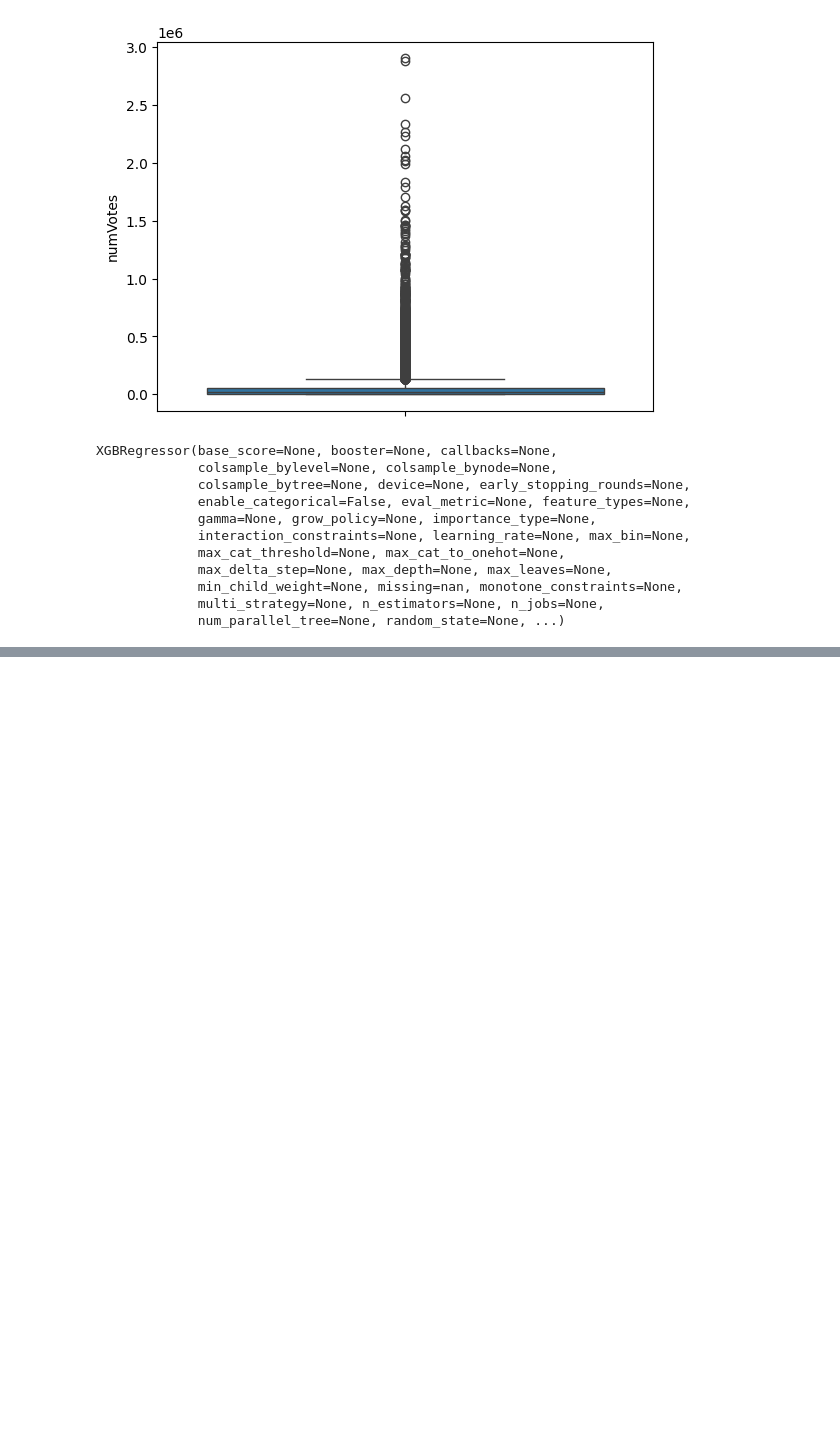
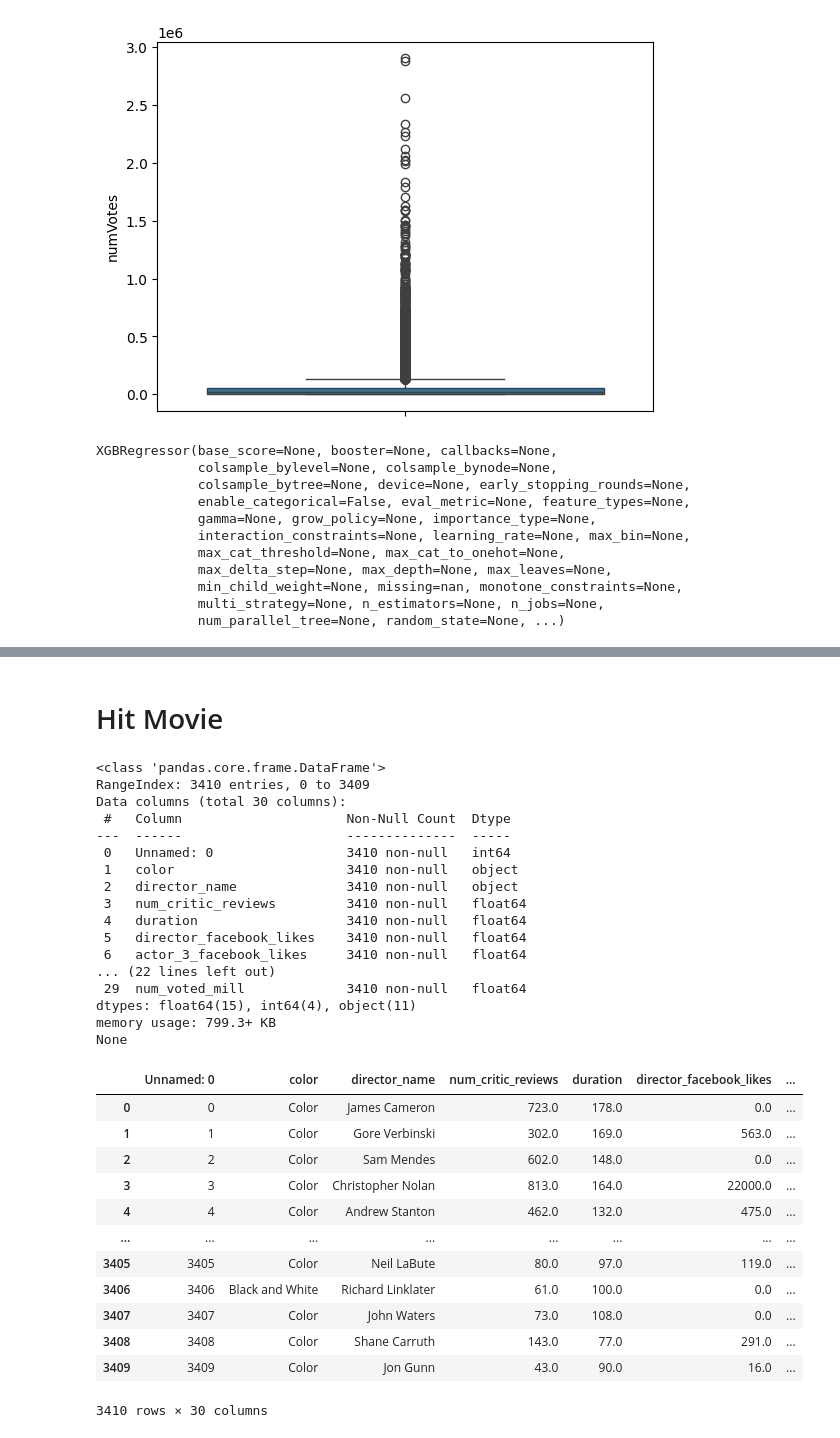
Before and after one commit to foxyreign/AAA_Movie, a Jupyter notebook: Data_Strategy_Plan_for_AAA.ipynb, the cells around one changed output, grey strips where cells are left out. Cells and saved outputs as stored; diff of their text form; code cells hidden in the pictures; blank space fills up the shorter version.

```diff
--- a/Data_Strategy_Plan_for_AAA.ipynb
+++ b/Data_Strategy_Plan_for_AAA.ipynb
@@ -609,2 +612,41 @@ model_features.to_csv('Features Importance.csv')
 
 [1129 rows x 2 columns]
+# %% [markdown]
+# Hit Movie
+# %%
+hit_movie_url = 'https://raw.githubusercontent.com/adzict/box_office_determinants/main/data/movies_preprocessed.csv'
+
+hit_movie = pd.read_csv(hit_movie_url,sep=',')
+print(hit_movie.info())
+hit_movie
+# %% [output]
+<class 'pandas.core.frame.DataFrame'>
+RangeIndex: 3410 entries, 0 to 3409
+Data columns (total 30 columns):
+ #   Column                     Non-Null Count  Dtype
+---  ------                     --------------  -----
+ 0   Unnamed: 0                 3410 non-null   int64
+ 1   color                      3410 non-null   object
+ 2   director_name              3410 non-null   object
+ 3   num_critic_reviews         3410 non-null   float64
+ 4   duration                   3410 non-null   float64
+ 5   director_facebook_likes    3410 non-null   float64
+ 6   actor_3_facebook_likes     3410 non-null   float64
+... (22 lines left out)
+ 29  num_voted_mill             3410 non-null   float64
+dtypes: float64(15), int64(4), object(11)
+memory usage: 799.3+ KB
+None
+|  | Unnamed: 0 | color | director_name | num_critic_reviews | duration | director_facebook_likes | ... |
+| 0 | 0 | Color | James Cameron | 723.0 | 178.0 | 0.0 | ... |
+| 1 | 1 | Color | Gore Verbinski | 302.0 | 169.0 | 563.0 | ... |
+| 2 | 2 | Color | Sam Mendes | 602.0 | 148.0 | 0.0 | ... |
+| 3 | 3 | Color | Christopher Nolan | 813.0 | 164.0 | 22000.0 | ... |
+| 4 | 4 | Color | Andrew Stanton | 462.0 | 132.0 | 475.0 | ... |
+| ... | ... | ... | ... | ... | ... | ... | ... |
+| 3405 | 3405 | Color | Neil LaBute | 80.0 | 97.0 | 119.0 | ... |
+| 3406 | 3406 | Black and White | Richard Linklater | 61.0 | 100.0 | 0.0 | ... |
+| 3407 | 3407 | Color | John Waters | 73.0 | 108.0 | 0.0 | ... |
+| 3408 | 3408 | Color | Shane Carruth | 143.0 | 77.0 | 291.0 | ... |
+| 3409 | 3409 | Color | Jon Gunn | 43.0 | 90.0 | 16.0 | ... |
+3410 rows × 30 columns
```
Also changed, not shown: parts of 15 cells of this notebook.
